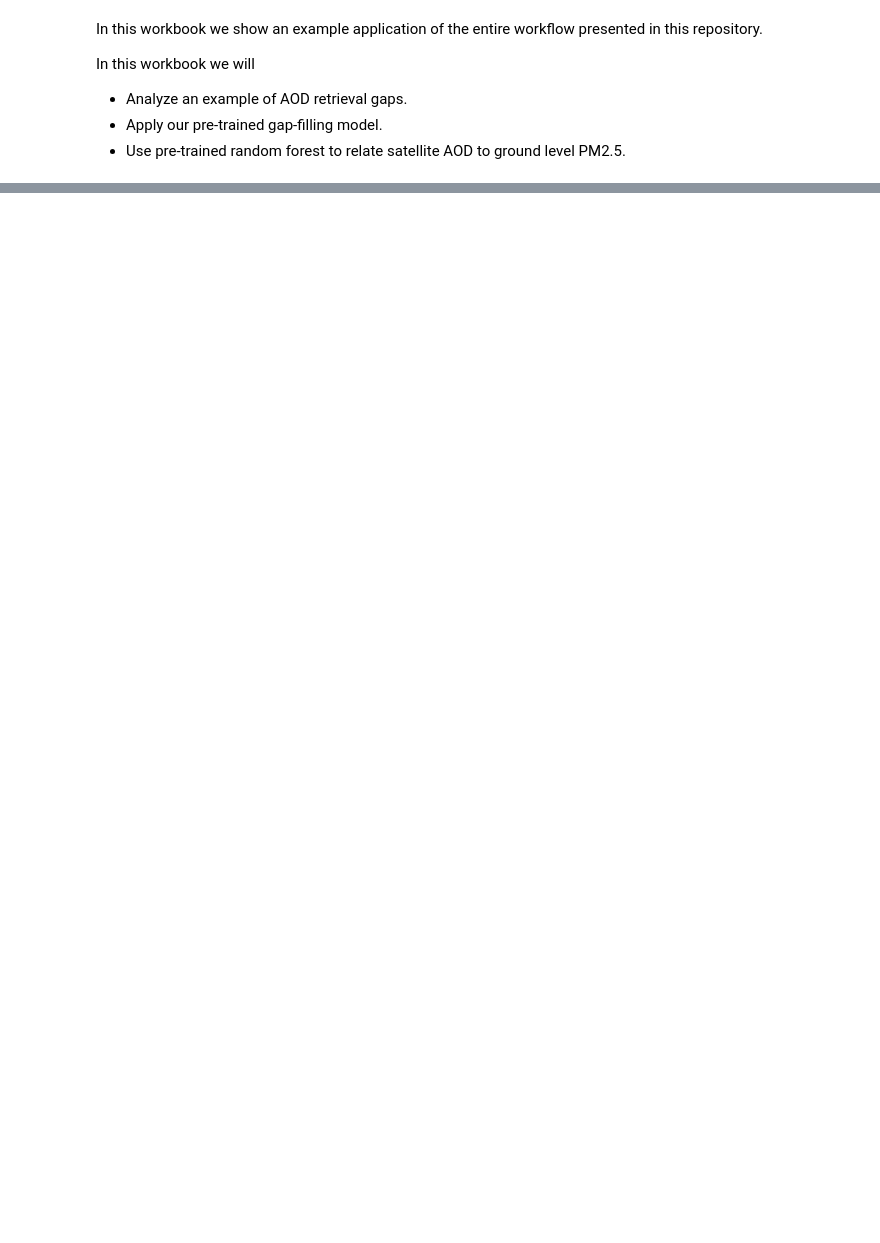
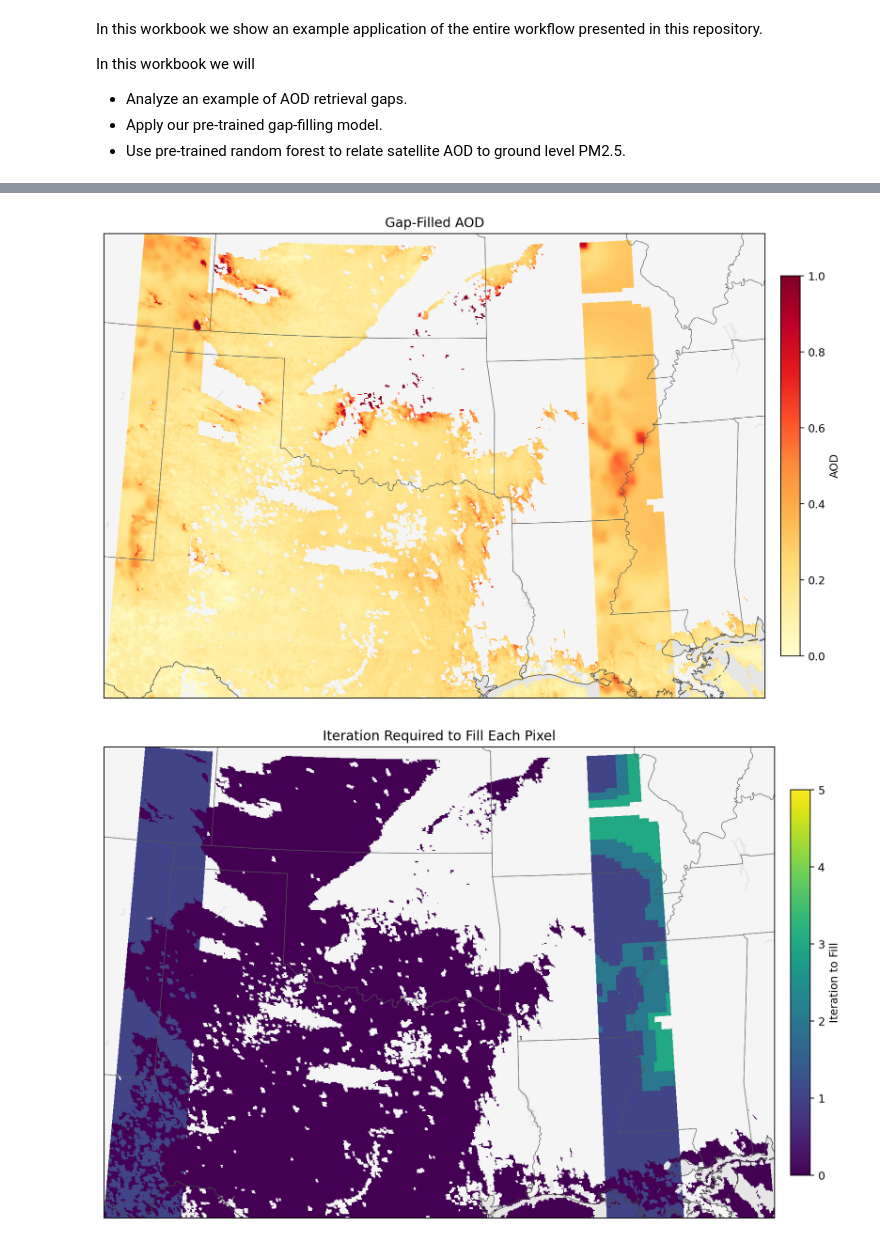
Before and after one commit to adambloom2012/demo_pm25_pred, a Jupyter notebook: demo.ipynb, the cells around one changed output, grey strips where cells are left out. Cells and saved outputs as stored; diff of their text form; code cells hidden in the pictures; blank space fills up the shorter version.

```diff
--- a/demo.ipynb
+++ b/demo.ipynb
@@ -75,0 +211,52 @@ plt.show()
+# %%
+# load in files in case of timeout
+final_sub_input = rioxarray.open_rasterio(f"{DATA_PATH_OUT}/PRED_36.tif")
+final_sub_itert = rioxarray.open_rasterio(f"{DATA_PATH_OUT}/Iter_times_36.tif")
+
+aod = np.ma.masked_less(final_sub_input[0].values, 0)
+itn = np.ma.masked_less(final_sub_itert[0].values, 0)
+
+
+x = final_sub_input.x.values
+y = final_sub_input.y.values
+
+def setup_map():
+    fig, ax = plt.subplots(figsize=(13, 8), dpi=180,
+                           subplot_kw={"projection": ccrs.LambertConformal()})
+    ax.set_extent([x.min(), x.max(), y.min(), y.max()], crs=ccrs.PlateCarree())
+    ax.add_feature(cfeature.LAND, facecolor="0.96")
+    ax.add_feature(cfeature.OCEAN, facecolor="0.90")
+    ax.add_feature(cfeature.LAKES, facecolor="0.90")
+    ax.add_feature(cfeature.STATES, linewidth=0.4, edgecolor="0.35")
+    ax.add_feature(cfeature.BORDERS, linewidth=0.5, edgecolor="0.25")
+    ax.add_feature(cfeature.COASTLINE, linewidth=0.5, edgecolor="0.25")
+    return fig, ax
+
+# AOD figure
+fig, ax = setup_map()
+m = ax.pcolormesh(
+    x, y, aod,
+    cmap="YlOrRd",
+    vmin=0, vmax=1,
+    shading="auto",
+    transform=ccrs.PlateCarree()
+)
+plt.colorbar(m, ax=ax, shrink=0.78, pad=0.02, label="AOD")
+ax.set_title("Gap-Filled AOD")
+plt.show()
+
+# Iteration figure
+fig, ax = setup_map()
+m = ax.pcolormesh(
+    x, y, itn,
+    cmap="viridis",
+    vmin=0, vmax=5,
+    shading="auto",
+    transform=ccrs.PlateCarree()
+)
+plt.colorbar(m, ax=ax, shrink=0.78, pad=0.02, label="Iteration to Fill")
+ax.set_title("Iteration Required to Fill Each Pixel")
+plt.show()
+# %% [output]
+[figure, added]
+[figure, added]
```
Also changed, not shown: parts of 11 cells of this notebook, 10 other files.
